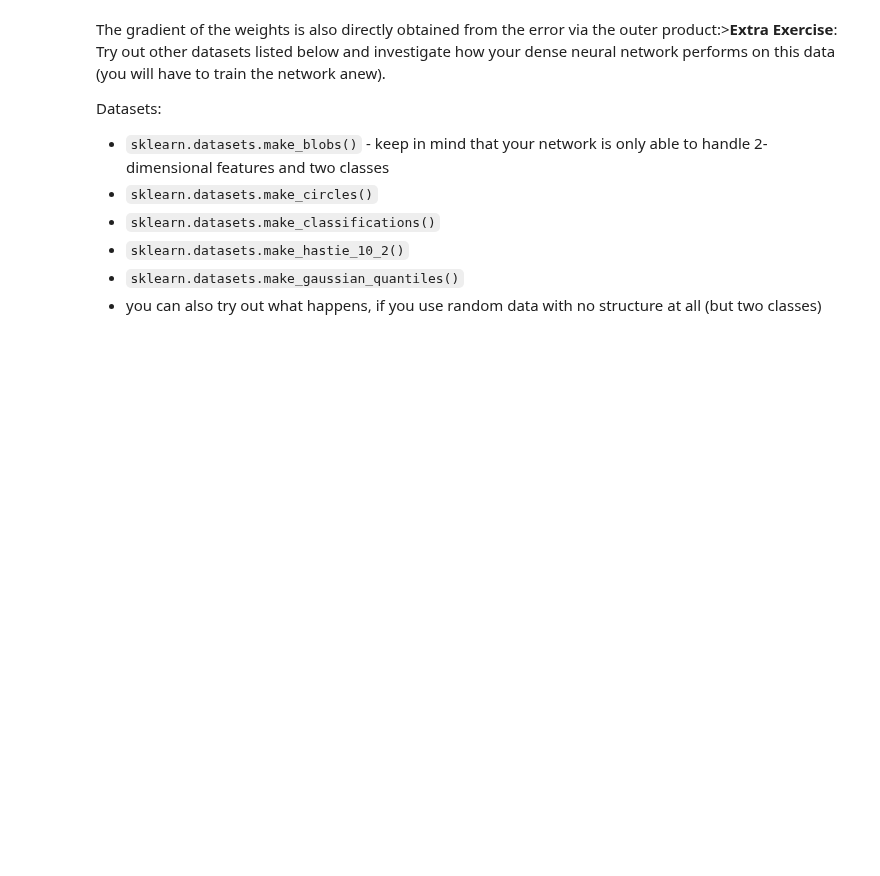
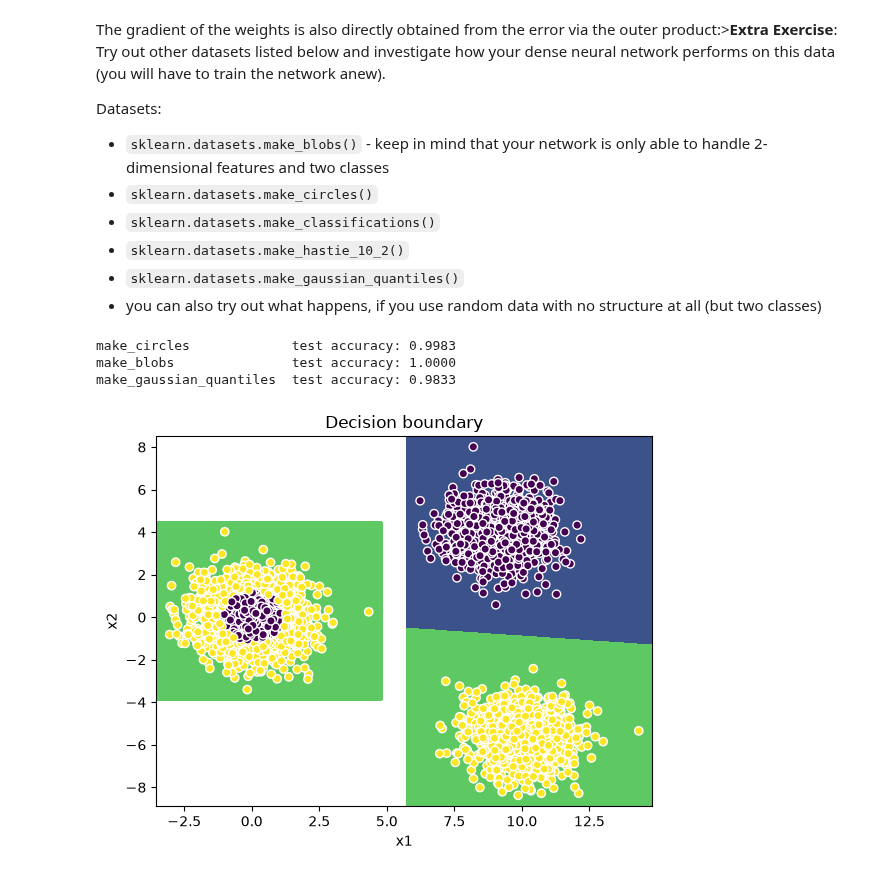
Before and after one commit to 1com/ds-ann, a Jupyter notebook: bonus/00_dnn_from_scratch.ipynb, the cells around one changed output. Cells and saved outputs as stored; diff of their text form; code cells hidden in the pictures; blank space fills up the shorter version.

```diff
--- a/bonus/00_dnn_from_scratch.ipynb
+++ b/bonus/00_dnn_from_scratch.ipynb
@@ -431,6 +504,26 @@ Datasets:
 - `sklearn.datasets.make_gaussian_quantiles()`
 - you can also try out what happens, if you use random data with no structure at all (but two classes)
 # %%
-# ===========#
-# YOUR CODE #
-# ===========#
+# This network handles 2D features and two classes, so we pick datasets with that shape.
+# make_classification and make_hastie_10_2 default to more features, so they are left out.
+extra_datasets = {
+    "make_circles": datasets.make_circles(n_samples=2000, noise=0.05, factor=0.5, random_state=24),
+    "make_blobs": datasets.make_blobs(n_samples=2000, centers=2, n_features=2, random_state=24),
+    "make_gaussian_quantiles": datasets.make_gaussian_quantiles(
+        n_samples=2000, n_features=2, n_classes=2, random_state=24
+    ),
+}
+
+for name, (X_d, Y_d) in extra_datasets.items():
+    X_d_tr, X_d_te, y_d_tr, y_d_te = train_test_split(
+        X_d, Y_d, test_size=0.3, shuffle=True, random_state=42
+    )
+    params_d = train_dnn(X_d_tr, y_d_tr, n_hidden=8, verbose=False)
+    test_acc = accuracy_score(y_d_te, predict(X_d_te, params_d))
+    print(f"{name:24s} test accuracy: {test_acc:.4f}")
+    visualize_decision_boundary(X_d, Y_d, lambda x, p=params_d: predict(x, p))
+# %% [output]
+make_circles             test accuracy: 0.9983
+make_blobs               test accuracy: 1.0000
+make_gaussian_quantiles  test accuracy: 0.9833
+[figure, added]
```
Also changed, not shown: parts of 19 cells of this notebook, 7 other files.
